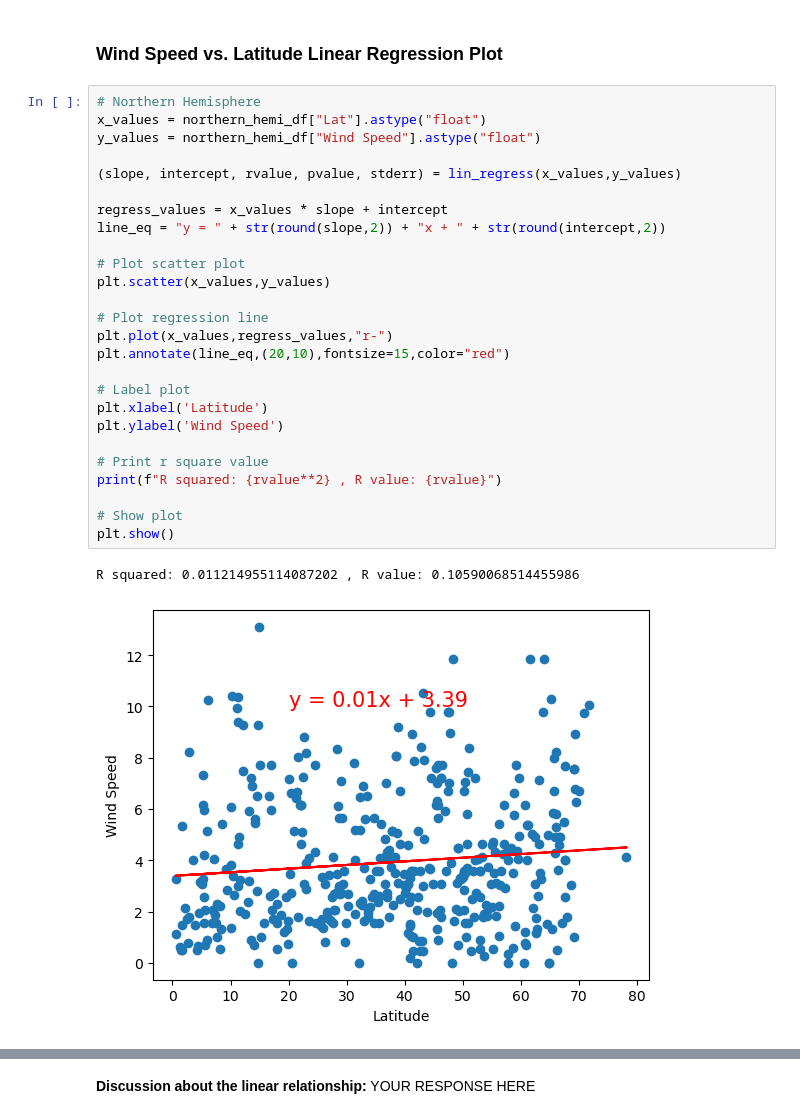
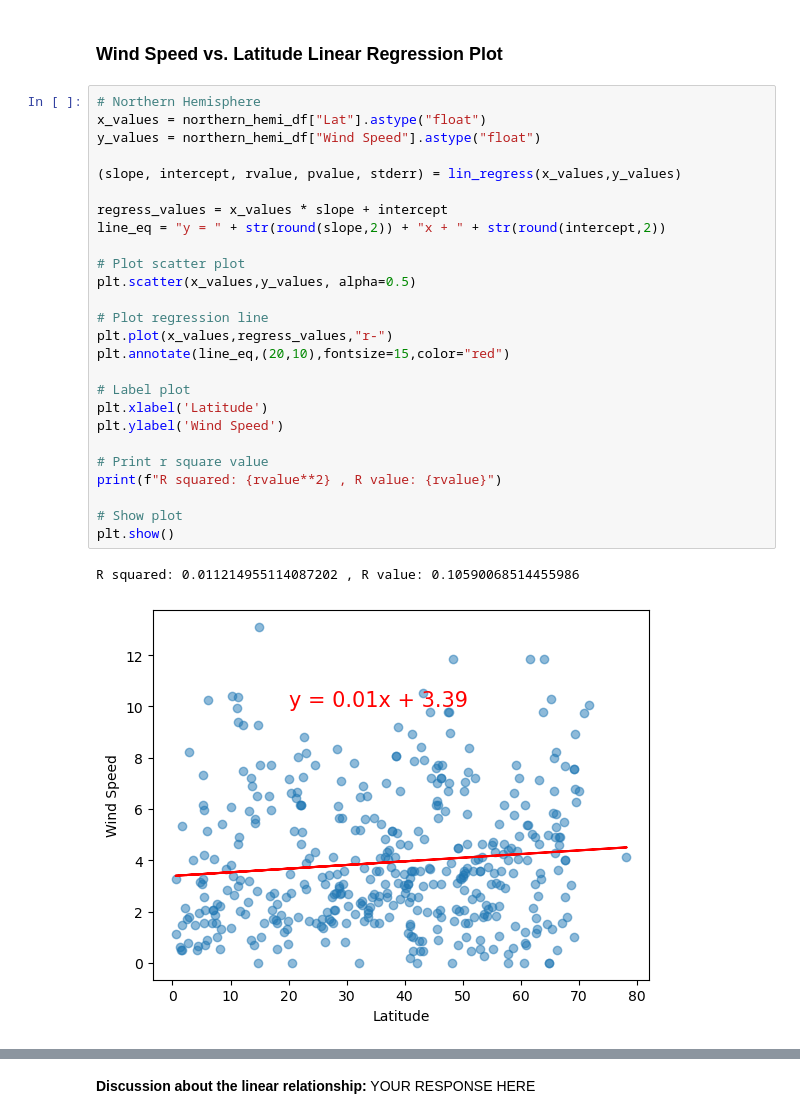
Before and after one commit to soumyaranjanswaincan/python-api-challenge, a Jupyter notebook: WeatherPy/WeatherPy.ipynb, the cells around one changed output, grey strips where cells are left out. Cells and saved outputs as stored; diff of their text form.

```diff
--- a/WeatherPy/WeatherPy.ipynb
+++ b/WeatherPy/WeatherPy.ipynb
@@ -486,32 +486,32 @@ R squared: 0.0398572927740892 , R value: 0.19964291315769062
 # %%
 # Northern Hemisphere
 x_values = northern_hemi_df["Lat"].astype("float")
 y_values = northern_hemi_df["Wind Speed"].astype("float")
 
 (slope, intercept, rvalue, pvalue, stderr) = lin_regress(x_values,y_values)
 
 regress_values = x_values * slope + intercept
 line_eq = "y = " + str(round(slope,2)) + "x + " + str(round(intercept,2))
 
 # Plot scatter plot
-plt.scatter(x_values,y_values)
+plt.scatter(x_values,y_values, alpha=0.5)
 
 # Plot regression line
 plt.plot(x_values,regress_values,"r-")
 plt.annotate(line_eq,(20,10),fontsize=15,color="red")
 
 # Label plot
 plt.xlabel('Latitude')
 plt.ylabel('Wind Speed')
 
 # Print r square value
 print(f"R squared: {rvalue**2} , R value: {rvalue}")
 
 # Show plot
 plt.show()
 # %% [output]
 R squared: 0.011214955114087202 , R value: 0.10590068514455986
-[figure, old version]
+[figure, new version]
 # %%
 # Southern Hemisphere
 x_values = southern_hemi_df["Lat"].astype("float")
```
Also changed, not shown: parts of 7 cells of this notebook.
